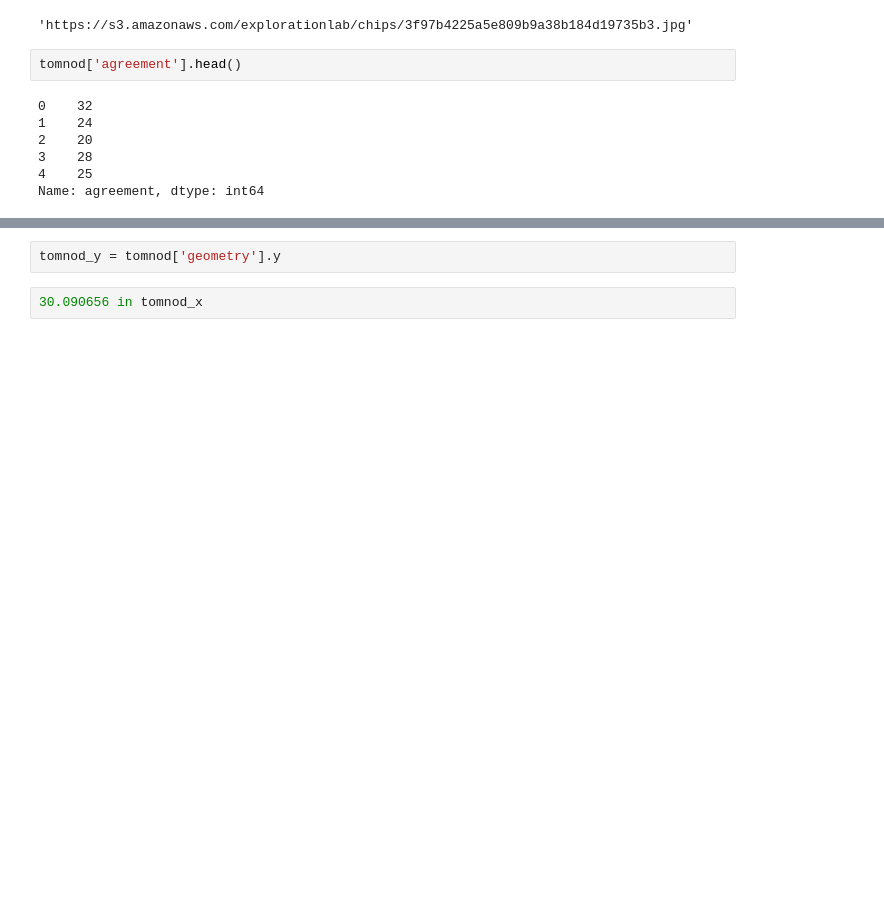
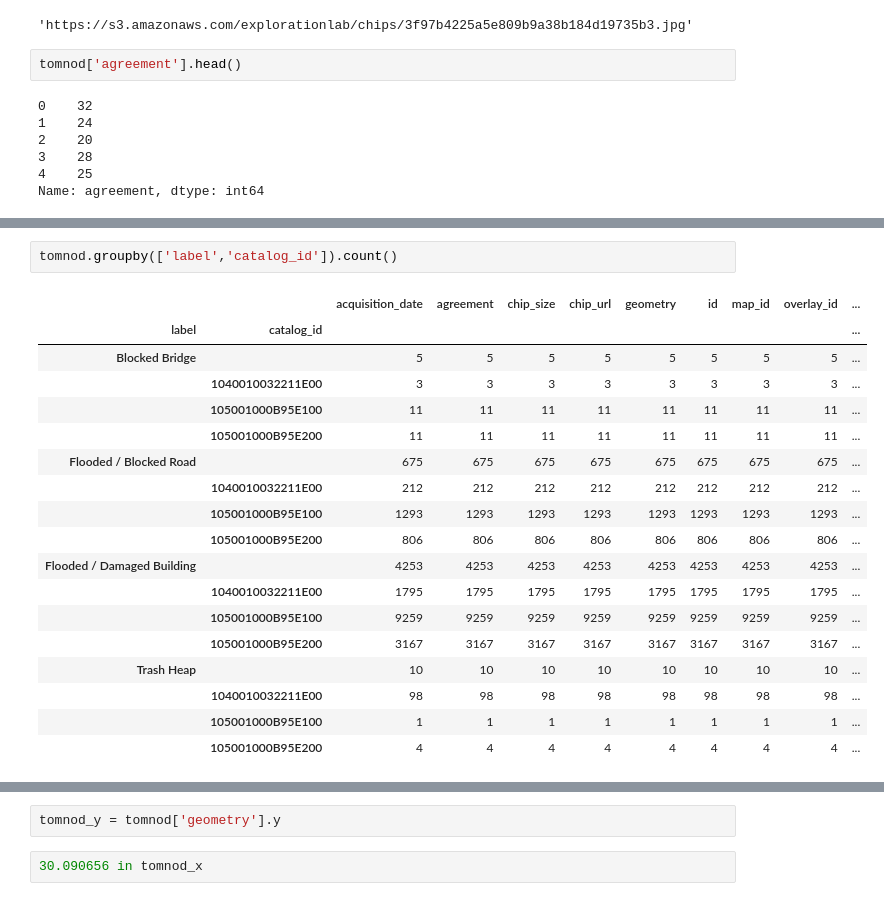
Before and after one commit to qcao10/DisasterDataScience, a Jupyter notebook: tomnod.ipynb, the cells around one changed output, grey strips where cells are left out. Drawn from its saved outputs; the diff is of its cells as text; blank space fills up the shorter version.

```diff
--- a/tomnod.ipynb
+++ b/tomnod.ipynb
@@ -61,2 +74,23 @@ tomnod.label.value_counts()
+# %%
+tomnod.groupby(['label','catalog_id']).count()
+# %% [output]
+|  |  | acquisition_date | agreement | chip_size | chip_url | geometry | id | map_id | overlay_id | ... |
+| label | catalog_id |  |  |  |  |  |  |  |  | ... |
+| Blocked Bridge |  | 5 | 5 | 5 | 5 | 5 | 5 | 5 | 5 | ... |
+|  | 1040010032211E00 | 3 | 3 | 3 | 3 | 3 | 3 | 3 | 3 | ... |
+|  | 105001000B95E100 | 11 | 11 | 11 | 11 | 11 | 11 | 11 | 11 | ... |
+|  | 105001000B95E200 | 11 | 11 | 11 | 11 | 11 | 11 | 11 | 11 | ... |
+| Flooded / Blocked Road |  | 675 | 675 | 675 | 675 | 675 | 675 | 675 | 675 | ... |
+|  | 1040010032211E00 | 212 | 212 | 212 | 212 | 212 | 212 | 212 | 212 | ... |
+|  | 105001000B95E100 | 1293 | 1293 | 1293 | 1293 | 1293 | 1293 | 1293 | 1293 | ... |
+|  | 105001000B95E200 | 806 | 806 | 806 | 806 | 806 | 806 | 806 | 806 | ... |
+| Flooded / Damaged Building |  | 4253 | 4253 | 4253 | 4253 | 4253 | 4253 | 4253 | 4253 | ... |
+|  | 1040010032211E00 | 1795 | 1795 | 1795 | 1795 | 1795 | 1795 | 1795 | 1795 | ... |
+|  | 105001000B95E100 | 9259 | 9259 | 9259 | 9259 | 9259 | 9259 | 9259 | 9259 | ... |
+|  | 105001000B95E200 | 3167 | 3167 | 3167 | 3167 | 3167 | 3167 | 3167 | 3167 | ... |
+| Trash Heap |  | 10 | 10 | 10 | 10 | 10 | 10 | 10 | 10 | ... |
+|  | 1040010032211E00 | 98 | 98 | 98 | 98 | 98 | 98 | 98 | 98 | ... |
+|  | 105001000B95E100 | 1 | 1 | 1 | 1 | 1 | 1 | 1 | 1 | ... |
+|  | 105001000B95E200 | 4 | 4 | 4 | 4 | 4 | 4 | 4 | 4 | ... |
 # %%
 type(tomnod['geometry'])
```
Also changed, not shown: parts of 27 cells of this notebook, 7 other files.
